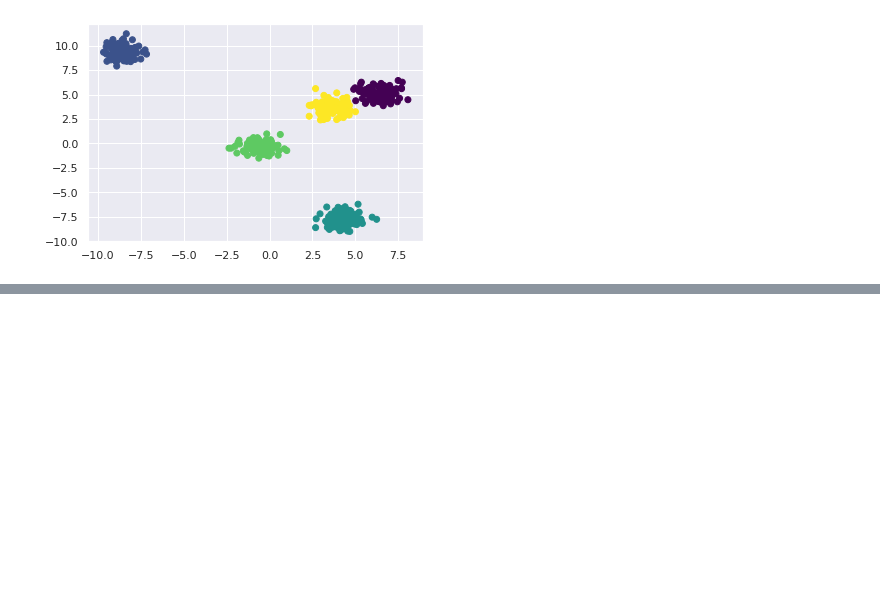
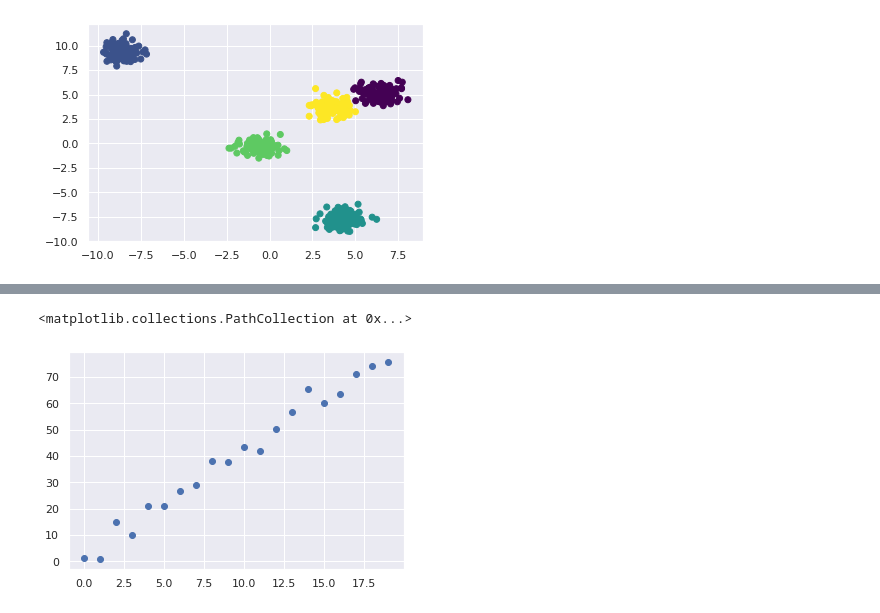
Before and after one commit to andvsilva/data_science_journey, a Jupyter notebook: course_ds/notebooks/ml_features.ipynb, the cells around one changed output, grey strips where cells are left out. Cells and saved outputs as stored; diff of their text form; code cells hidden in the pictures; blank space fills up the shorter version.

```diff
--- a/course_ds/notebooks/ml_features.ipynb
+++ b/course_ds/notebooks/ml_features.ipynb
@@ -209,0 +506,8 @@ plt.scatter(X[:,0], X[:,1],c=y_pred, cmap='viridis')
+# %%
+n = 20
+X = np.arange(n)
+y = 4*X + 3 + 3*np.random.randn(X.size) # with noise
+plt.scatter(X,y)
+# %% [output]
+<matplotlib.collections.PathCollection at 0x...>
+[figure, added]
```
Also changed, not shown: parts of 76 cells of this notebook, 6 other files.
